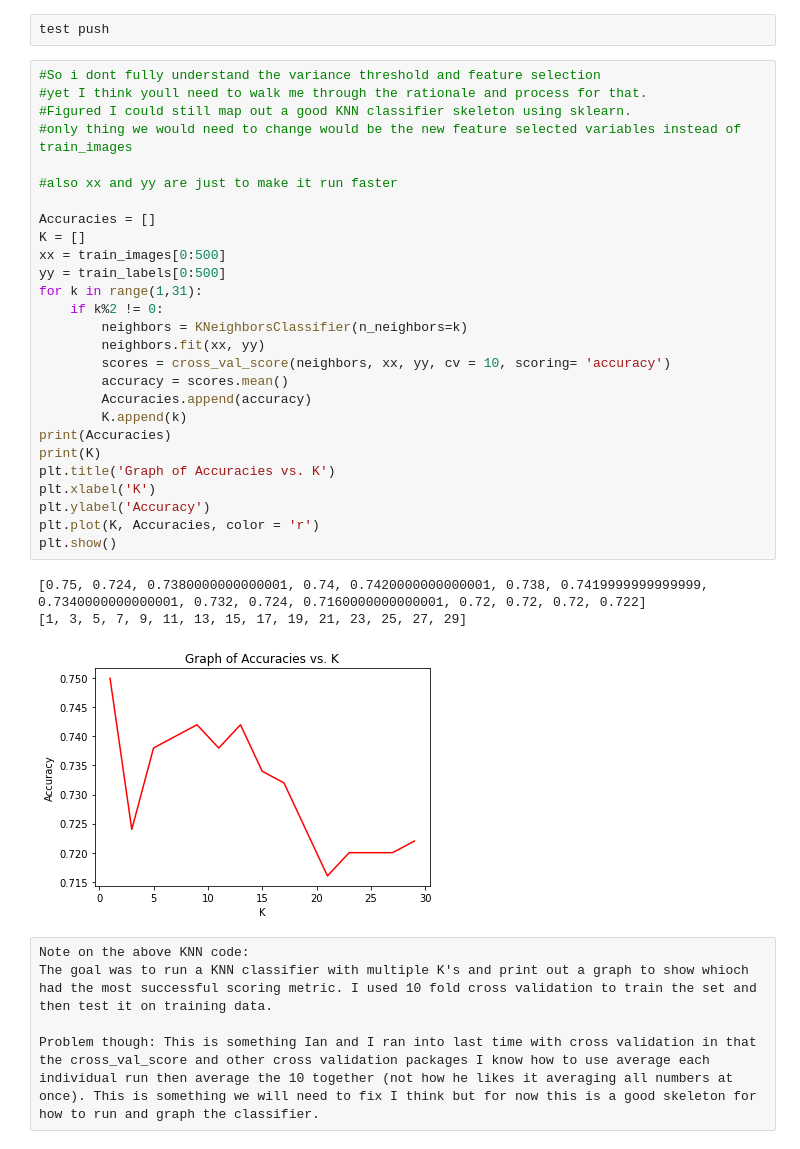
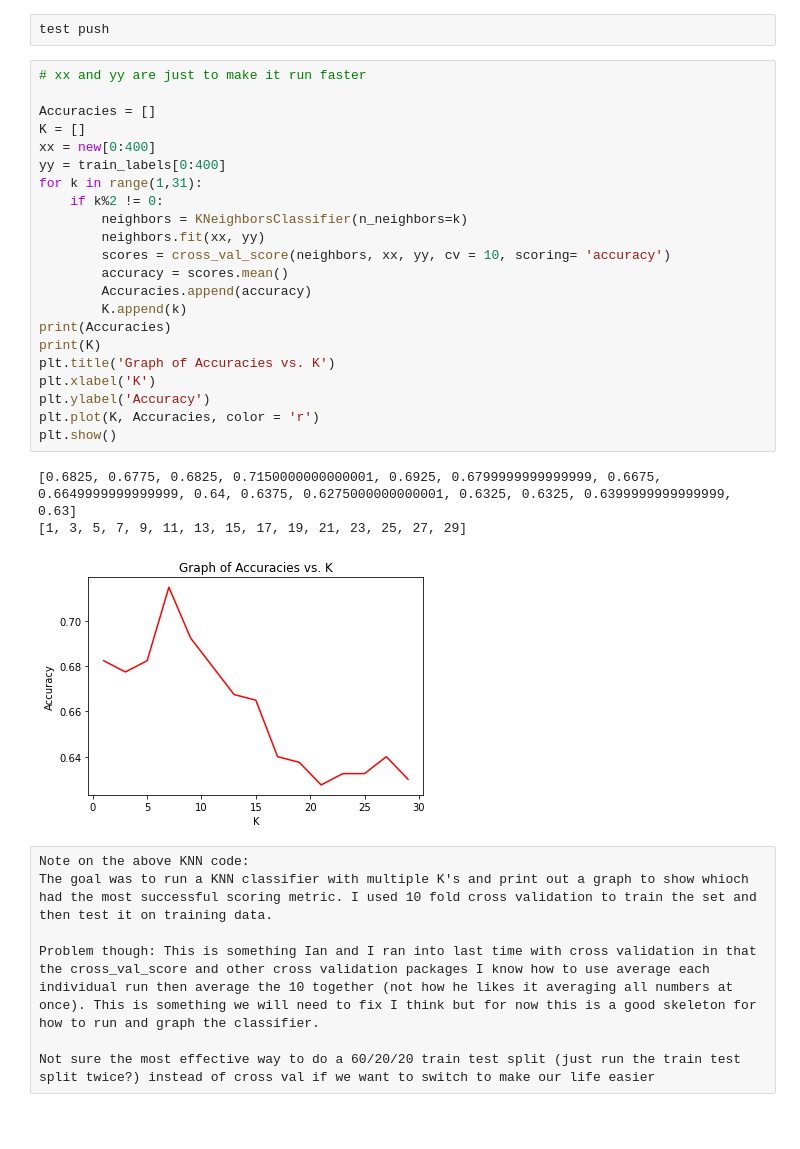
Before and after one commit to etgeorge/fashion, a Jupyter notebook: HW2.ipynb, the cells around one changed output. Cells and saved outputs as stored; diff of their text form; blank space fills up the shorter version.

Commit message:
Changed train_images for the feature selected on the knn

```diff
--- a/HW2.ipynb
+++ b/HW2.ipynb
@@ -188,38 +188,35 @@ new_normal.shape
 # %% [raw]
 test push
 # %%
-#So i dont fully understand the variance threshold and feature selection
-#yet I think youll need to walk me through the rationale and process for that.
-#Figured I could still map out a good KNN classifier skeleton using sklearn.
-#only thing we would need to change would be the new feature selected variables instead of train_images
-
-#also xx and yy are just to make it run faster
+# xx and yy are just to make it run faster
 
 Accuracies = []
 K = []
-xx = train_images[0:500]
-yy = train_labels[0:500]
+xx = new[0:400]
+yy = train_labels[0:400]
 for k in range(1,31):
     if k%2 != 0:
         neighbors = KNeighborsClassifier(n_neighbors=k)
         neighbors.fit(xx, yy)
         scores = cross_val_score(neighbors, xx, yy, cv = 10, scoring= 'accuracy')
         accuracy = scores.mean()
         Accuracies.append(accuracy)
         K.append(k)
 print(Accuracies)
 print(K)
 plt.title('Graph of Accuracies vs. K')
 plt.xlabel('K')
 plt.ylabel('Accuracy')
 plt.plot(K, Accuracies, color = 'r')
 plt.show()
 # %% [output]
-[0.75, 0.724, 0.7380000000000001, 0.74, 0.7420000000000001, 0.738, 0.7419999999999999, 0.7340000000000001, 0.732, 0.724, 0.7160000000000001, 0.72, 0.72, 0.72, 0.722]
+[0.6825, 0.6775, 0.6825, 0.7150000000000001, 0.6925, 0.6799999999999999, 0.6675, 0.6649999999999999, 0.64, 0.6375, 0.6275000000000001, 0.6325, 0.6325, 0.6399999999999999, 0.63]
 [1, 3, 5, 7, 9, 11, 13, 15, 17, 19, 21, 23, 25, 27, 29]
-[figure, old version]
+[figure, new version]
 # %% [raw]
 Note on the above KNN code:
 The goal was to run a KNN classifier with multiple K's and print out a graph to show whioch had the most successful scoring metric. I used 10 fold cross validation to train the set and then test it on training data.
 
 Problem though: This is something Ian and I ran into last time with cross validation in that the cross_val_score and other cross validation packages I know how to use average each individual run then average the 10 together (not how he likes it averaging all numbers at once). This is something we will need to fix I think but for now this is a good skeleton for how to run and graph the classifier.
+
+Not sure the most effective way to do a 60/20/20 train test split (just run the train test split twice?) instead of cross val if we want to switch to make our life easier
```
Also changed, not shown: parts of 3 cells of this notebook.
